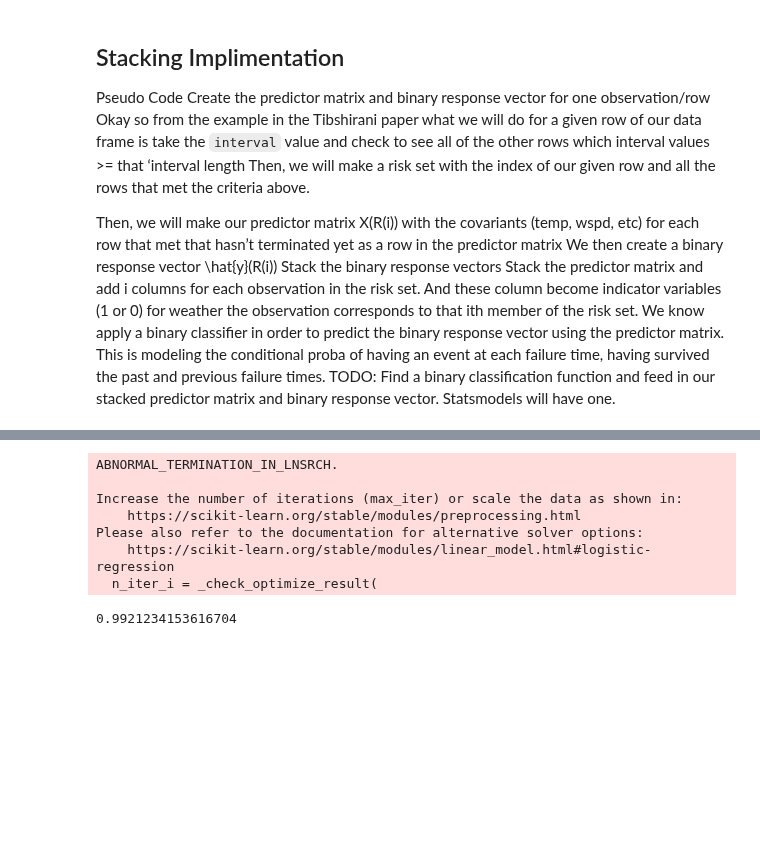
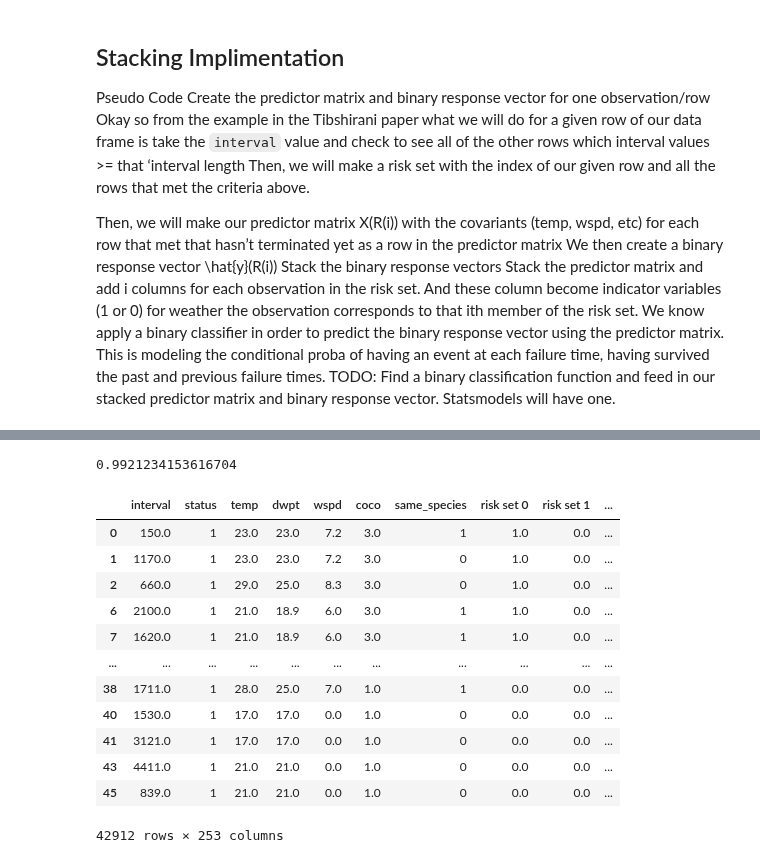
Before and after one commit to puckybreg/Native-Bee-Thesis, a Jupyter notebook: notebook_for_data_analysis.ipynb, the cells around one changed output, grey strips where cells are left out. Cells and saved outputs as stored; diff of their text form; code cells hidden in the pictures; blank space fills up the shorter version.

```diff
--- a/notebook_for_data_analysis.ipynb
+++ b/notebook_for_data_analysis.ipynb
@@ -1372,15 +1438,27 @@ dtype: int64
 # %%
-# Attempt at logistic regression
+# Attempt at logistic regression using sklearn's logistic regression
 # TODO: normalize the variables and make sure they are all the same type like what you did for pyCox
-LR = LogisticRegression(random_state=0, solver='lbfgs', multi_class='ovr').fit(stacked_predictor_df, stacked_binary_response_df)
+# Rather than normalizing I simply upped the max_iter and things converged
+
+
+LR = LogisticRegression(random_state=0, solver='lbfgs', multi_class='ovr', max_iter=500000).fit(stacked_predictor_df, stacked_binary_response_df)
 LR.predict(stacked_predictor_df.iloc[:2,:])
 LR.score(stacked_predictor_df, stacked_binary_response_df)
 # %% [output]
-ABNORMAL_TERMINATION_IN_LNSRCH.
-
-Increase the number of iterations (max_iter) or scale the data as shown in:
-    https://scikit-learn.org/stable/modules/preprocessing.html
-Please also refer to the documentation for alternative solver options:
-    https://scikit-learn.org/stable/modules/linear_model.html#logistic-regression
-  n_iter_i = _check_optimize_result(
+0.9921234153616704
-0.9921234153616704
+# %%
+stacked_predictor_df
+# %% [output]
+|  | interval | status | temp | dwpt | wspd | coco | same_species | risk set 0 | risk set 1 | ... |
+| 0 | 150.0 | 1 | 23.0 | 23.0 | 7.2 | 3.0 | 1 | 1.0 | 0.0 | ... |
+| 1 | 1170.0 | 1 | 23.0 | 23.0 | 7.2 | 3.0 | 0 | 1.0 | 0.0 | ... |
+| 2 | 660.0 | 1 | 29.0 | 25.0 | 8.3 | 3.0 | 0 | 1.0 | 0.0 | ... |
+| 6 | 2100.0 | 1 | 21.0 | 18.9 | 6.0 | 3.0 | 1 | 1.0 | 0.0 | ... |
+| 7 | 1620.0 | 1 | 21.0 | 18.9 | 6.0 | 3.0 | 1 | 1.0 | 0.0 | ... |
+| ... | ... | ... | ... | ... | ... | ... | ... | ... | ... | ... |
+| 38 | 1711.0 | 1 | 28.0 | 25.0 | 7.0 | 1.0 | 1 | 0.0 | 0.0 | ... |
+| 40 | 1530.0 | 1 | 17.0 | 17.0 | 0.0 | 1.0 | 0 | 0.0 | 0.0 | ... |
+| 41 | 3121.0 | 1 | 17.0 | 17.0 | 0.0 | 1.0 | 0 | 0.0 | 0.0 | ... |
+| 43 | 4411.0 | 1 | 21.0 | 21.0 | 0.0 | 1.0 | 0 | 0.0 | 0.0 | ... |
+| 45 | 839.0 | 1 | 21.0 | 21.0 | 0.0 | 1.0 | 0 | 0.0 | 0.0 | ... |
+42912 rows × 253 columns
```
Also changed, not shown: parts of 23 cells of this notebook, 4 other files.
